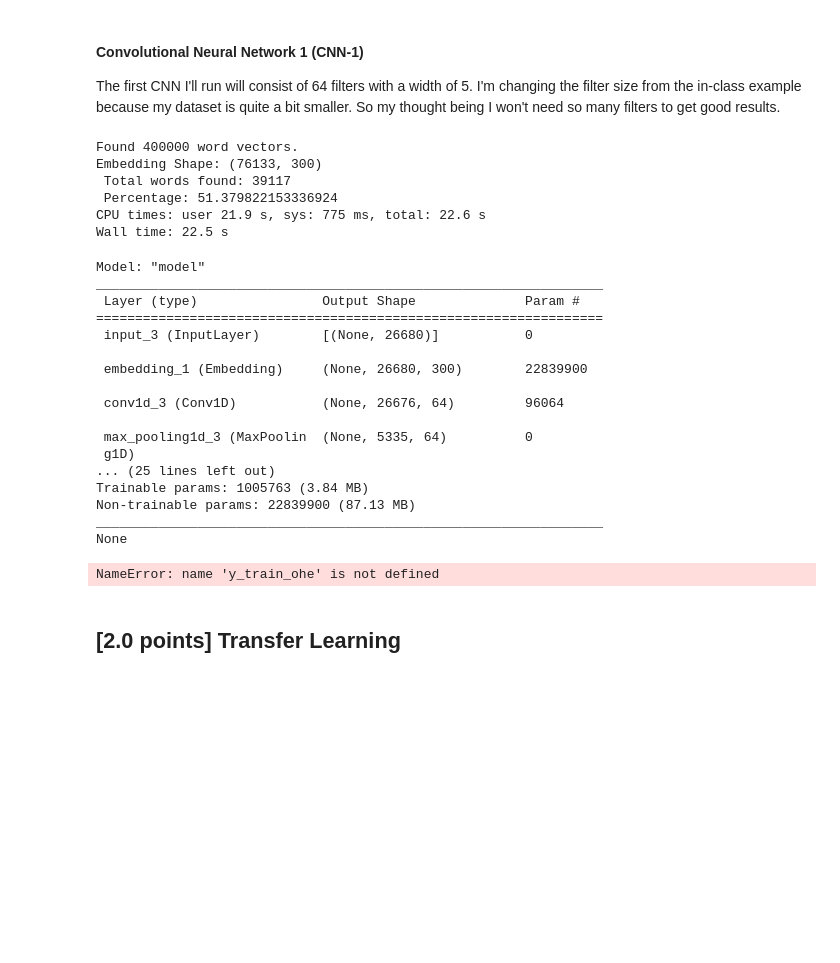
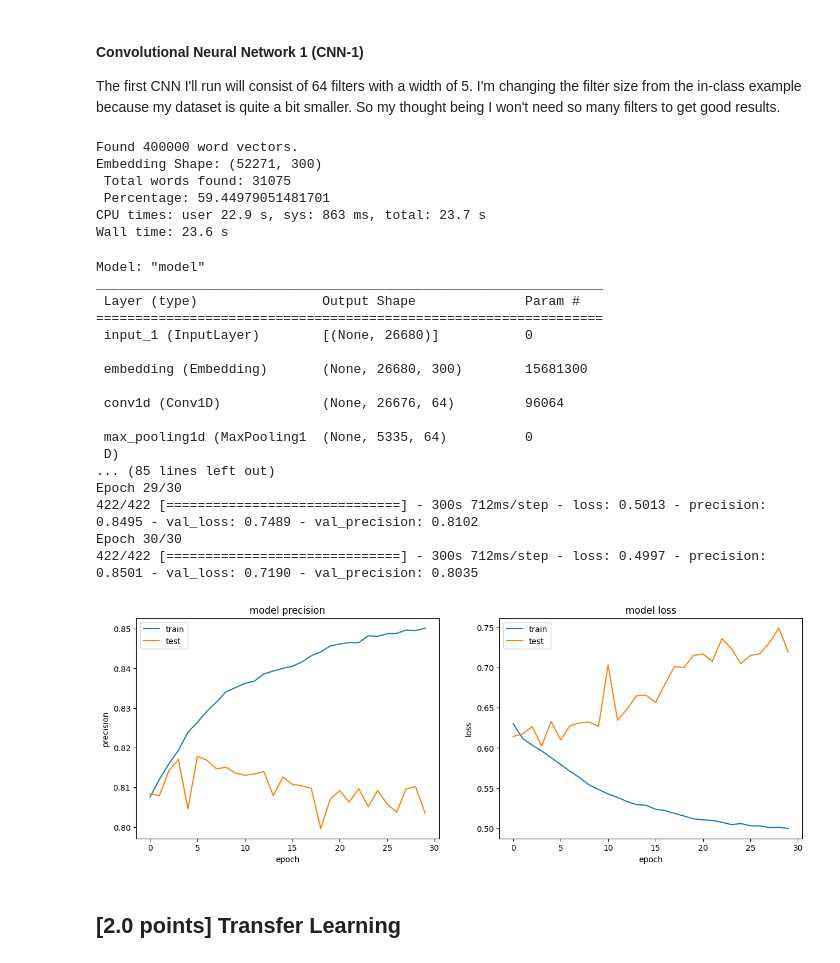
Before and after one commit to cphchip/cs8321_code, a Jupyter notebook: Lab 2/Henderson_48996654_Lab_2.ipynb, the cells around one changed output. Cells and saved outputs as stored; diff of their text form; code cells hidden in the pictures; blank space fills up the shorter version.

Commit message:
First model trained

```diff
--- a/Lab 2/Henderson_48996654_Lab_2.ipynb
+++ b/Lab 2/Henderson_48996654_Lab_2.ipynb
@@ -94,7 +94,7 @@ df.head()
 | 3 | 5.0 | What gorgeous language! What an i... |
 | 4 | 3.0 | I was taken in by reviews that co... |
 # %%
-df = df.sample(frac=0.02,replace=False) # local
+df = df.sample(frac=0.01,replace=False) # local
 # Colab could run 5% of the data but it completely maxed out the 51 GB of RAM
 # df = df.sample(frac=0.05,replace=False) # colab
 df.reset_index(drop=True,inplace=True)
@@ -316,11 +322,11 @@ print("Embedding Shape:",embedding_matrix.shape, "\n",
       "Percentage:",100*found_words/embedding_matrix.shape[0])
 # %% [output]
 Found 400000 word vectors.
-Embedding Shape: (76133, 300)
- Total words found: 39117
- Percentage: 51.379822153336924
-CPU times: user 21.9 s, sys: 775 ms, total: 22.6 s
-Wall time: 22.5 s
+Embedding Shape: (52271, 300)
+ Total words found: 31075
+ Percentage: 59.44979051481701
+CPU times: user 22.9 s, sys: 863 ms, total: 23.7 s
+Wall time: 23.6 s
 # %%
 # Source: Modified from in-class notebook 13a
 # save this embedding now
@@ -390,20 +396,49 @@ Model: "model"
 _________________________________________________________________
  Layer (type)                Output Shape              Param #
 =================================================================
- input_3 (InputLayer)        [(None, 26680)]           0
+ input_1 (InputLayer)        [(None, 26680)]           0
 
- embedding_1 (Embedding)     (None, 26680, 300)        22839900
+ embedding (Embedding)       (None, 26680, 300)        15681300
 
- conv1d_3 (Conv1D)           (None, 26676, 64)         96064
+ conv1d (Conv1D)             (None, 26676, 64)         96064
 
- max_pooling1d_3 (MaxPoolin  (None, 5335, 64)          0
- g1D)
-... (25 lines left out)
-Trainable params: 1005763 (3.84 MB)
-Non-trainable params: 22839900 (87.13 MB)
-_________________________________________________________________
-None
+ max_pooling1d (MaxPooling1  (None, 5335, 64)          0
+ D)
+... (85 lines left out)
+Epoch 29/30
+422/422 [==============================] - 300s 712ms/step - loss: 0.5013 - precision: 0.8495 - val_loss: 0.7489 - val_precision: 0.8102
+Epoch 30/30
+422/422 [==============================] - 300s 712ms/step - loss: 0.4997 - precision: 0.8501 - val_loss: 0.7190 - val_precision: 0.8035
-NameError: name 'y_train_ohe' is not defined
+# %%
+# Source: in class lecture notebook 13a
+%matplotlib inline
+
+# combine all the history from training together
+combined = dict()
+for key in ['precision','val_precision','loss','val_loss']:
+    combined[key] = np.hstack([x.history[key] for x in cnn1_histories])
+
+# summarize history for precision
+plt.figure(figsize=(15,5))
+plt.subplot(121)
+plt.plot(combined['precision'])
+plt.plot(combined['val_precision'])
+plt.title('model precision')
+plt.ylabel('precision')
+plt.xlabel('epoch')
+plt.legend(['train', 'test'], loc='upper left')
+
+# summarize history for loss
+plt.subplot(122)
+plt.plot(combined['loss'])
+plt.plot(combined['val_loss'])
+plt.title('model loss')
+plt.ylabel('loss')
+plt.xlabel('epoch')
+plt.legend(['train', 'test'], loc='upper left')
+plt.show()
+# %% [output]
+[figure, added]
 # %% [markdown]
 ## [2.0 points] Transfer Learning
 # %%
```
Also changed, not shown: parts of 11 cells of this notebook.
